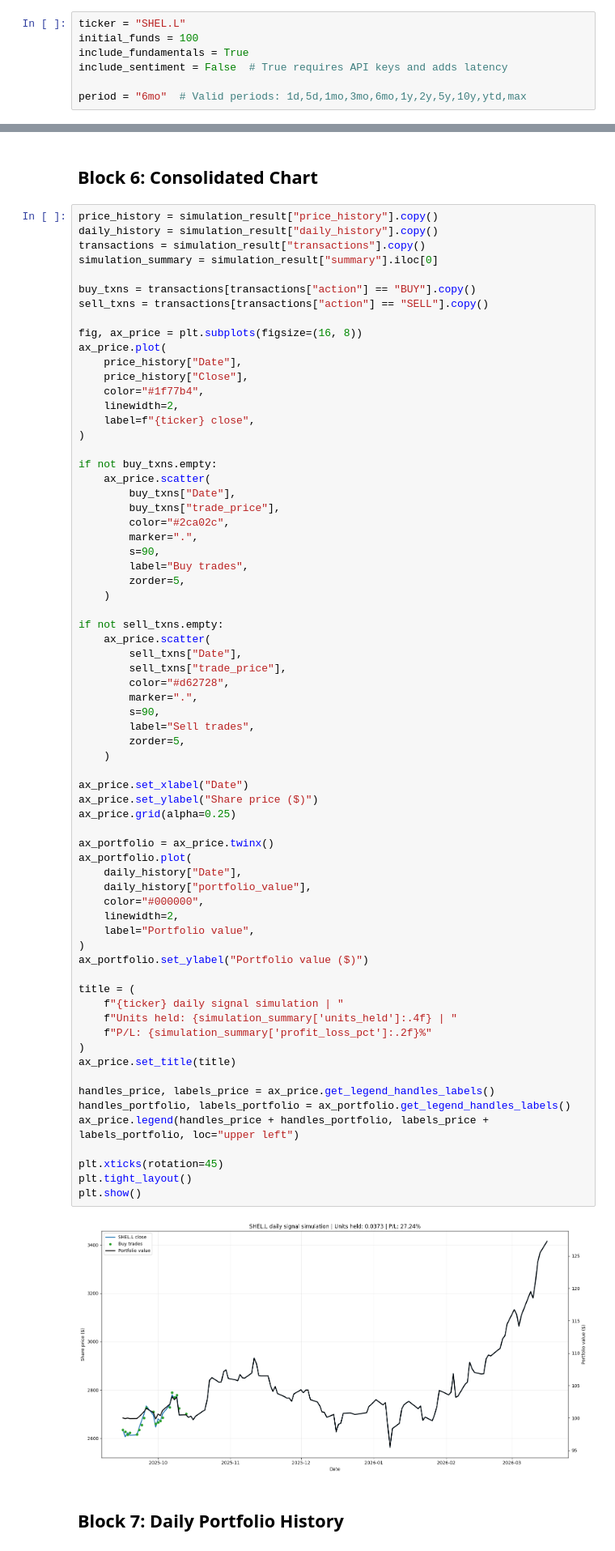
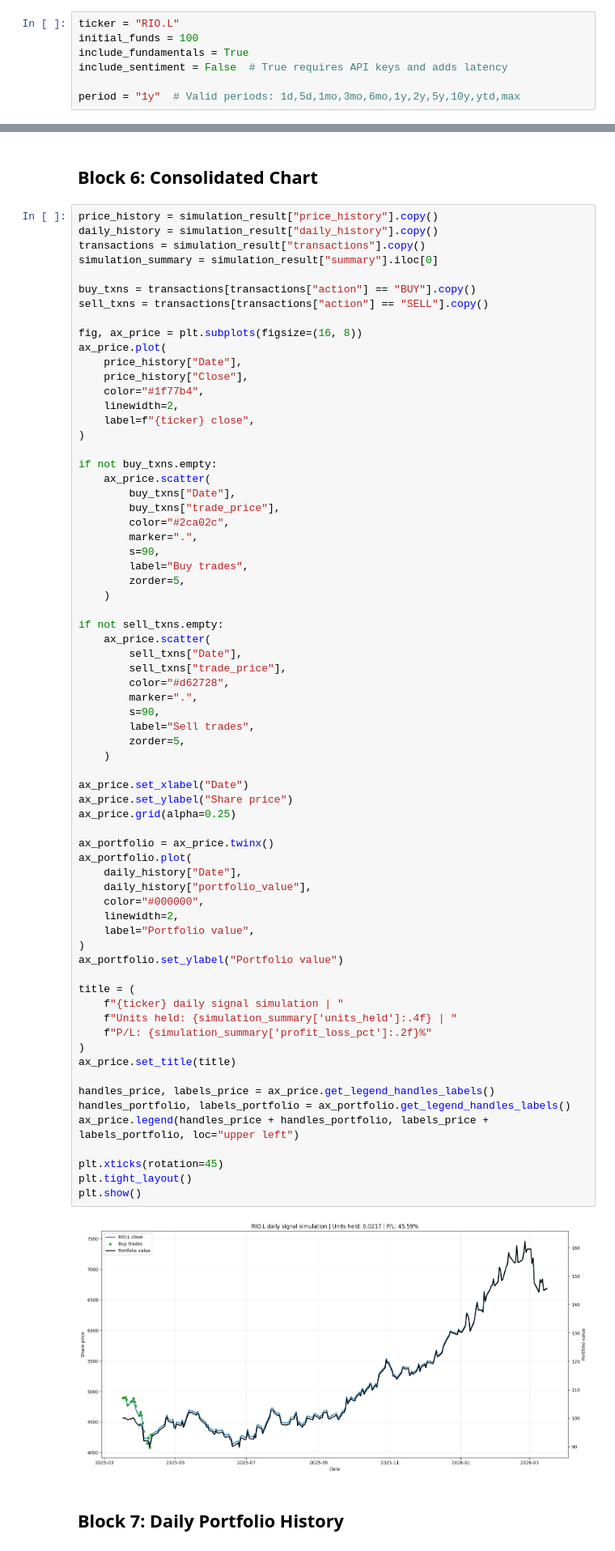
Before and after one commit to tathagata1/stock-analysis, a Jupyter notebook: 02_specific_stock_simulation.ipynb, the cells around one changed output, grey strips where cells are left out. Shown at 81% size. Drawn from its saved outputs; the diff is of its cells as text.

```diff
--- a/02_specific_stock_simulation.ipynb
+++ b/02_specific_stock_simulation.ipynb
@@ -6,12 +6,12 @@ import analysis_interfaces.interface_specific_stock as iss
 # %% [markdown]
 ## Block 1: Parameters
 # %%
-ticker = "SHEL.L"
+ticker = "RIO.L"
 initial_funds = 100
 include_fundamentals = True
 include_sentiment = False  # True requires API keys and adds latency
 
-period = "6mo"  # Valid periods: 1d,5d,1mo,3mo,6mo,1y,2y,5y,10y,ytd,max
+period = "1y"  # Valid periods: 1d,5d,1mo,3mo,6mo,1y,2y,5y,10y,ytd,max
 # %% [markdown]
 ## Block 4: Simulate Daily Buy/Sell/Hold Strategy
 # %%
@@ -110,36 +110,36 @@ if not sell_txns.empty:
         zorder=5,
     )
 
 ax_price.set_xlabel("Date")
-ax_price.set_ylabel("Share price ($)")
+ax_price.set_ylabel("Share price")
 ax_price.grid(alpha=0.25)
 
 ax_portfolio = ax_price.twinx()
 ax_portfolio.plot(
     daily_history["Date"],
     daily_history["portfolio_value"],
     color="#000000",
     linewidth=2,
     label="Portfolio value",
 )
-ax_portfolio.set_ylabel("Portfolio value ($)")
+ax_portfolio.set_ylabel("Portfolio value")
 
 title = (
     f"{ticker} daily signal simulation | "
     f"Units held: {simulation_summary['units_held']:.4f} | "
     f"P/L: {simulation_summary['profit_loss_pct']:.2f}%"
 )
 ax_price.set_title(title)
 
 handles_price, labels_price = ax_price.get_legend_handles_labels()
 handles_portfolio, labels_portfolio = ax_portfolio.get_legend_handles_labels()
 ax_price.legend(handles_price + handles_portfolio, labels_price + labels_portfolio, loc="upper left")
 
 plt.xticks(rotation=45)
 plt.tight_layout()
 plt.show()
 # %% [output]
-[figure, old version]
+[figure, new version]
 # %% [markdown]
 ## Block 7: Daily Portfolio History
 # %%
```
Also changed, not shown: parts of 4 cells of this notebook, 1 other file.
